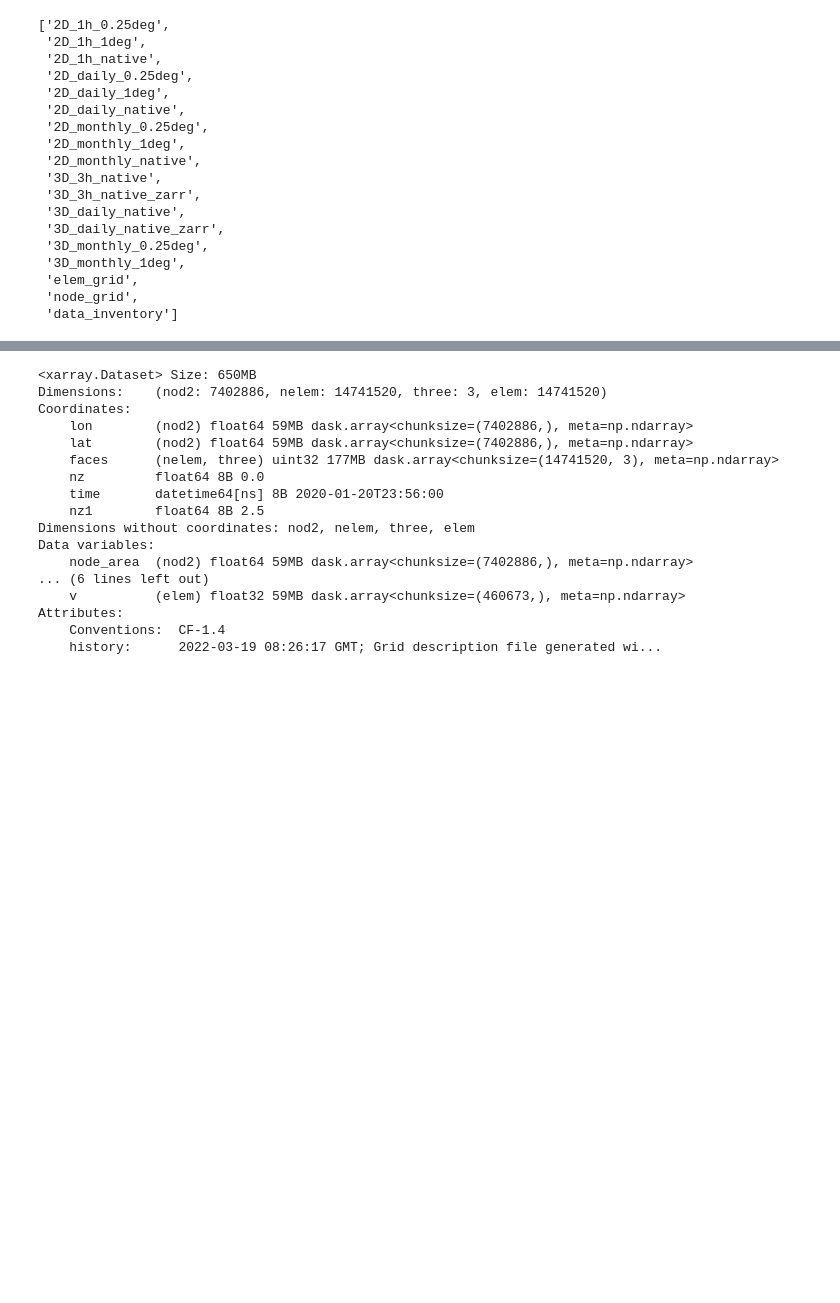
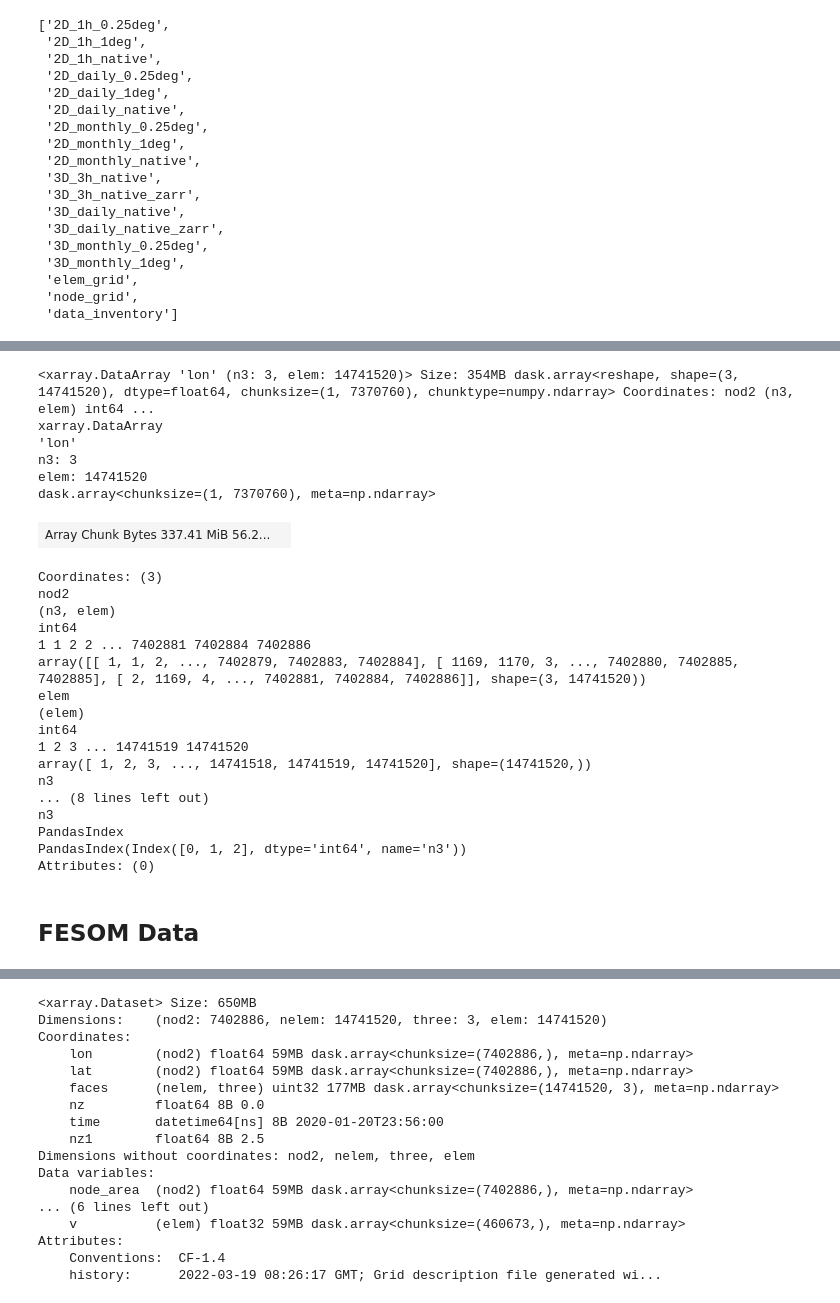
Before and after one commit to danliba/Amazon, a Jupyter notebook: NextGEMS/FESOM_Plume.ipynb, the cells around one changed output, grey strips where cells are left out. Saved outputs shown, nothing was run; the diff lists cells and outputs as text; code cells hidden in the pictures; blank space fills up the shorter version.

```diff
--- a/NextGEMS/FESOM_Plume.ipynb
+++ b/NextGEMS/FESOM_Plume.ipynb
@@ -190,0 +223,32 @@ Attributes:
+# %%
+elem_corner_lons = ds_mesh.lon.sel(nod2=ds_mesh.face_nodes)
+elem_corner_lats = ds_mesh.lat.sel(nod2=ds_mesh.face_nodes)
+
+elem_corner_lons
+# %% [output]
+<xarray.DataArray 'lon' (n3: 3, elem: 14741520)> Size: 354MB dask.array<reshape, shape=(3, 14741520), dtype=float64, chunksize=(1, 7370760), chunktype=numpy.ndarray> Coordinates: nod2 (n3, elem) int64 ...
+xarray.DataArray
+'lon'
+n3: 3
+elem: 14741520
+dask.array<chunksize=(1, 7370760), meta=np.ndarray>
+| Array Chunk Bytes 337.41 MiB 56.2... |  |
+Coordinates: (3)
+nod2
+(n3, elem)
+int64
+1 1 2 2 ... 7402881 7402884 7402886
+array([[ 1, 1, 2, ..., 7402879, 7402883, 7402884], [ 1169, 1170, 3, ..., 7402880, 7402885, 7402885], [ 2, 1169, 4, ..., 7402881, 7402884, 7402886]], shape=(3, 14741520))
+elem
+(elem)
+int64
+1 2 3 ... 14741519 14741520
+array([ 1, 2, 3, ..., 14741518, 14741519, 14741520], shape=(14741520,))
+n3
+... (8 lines left out)
+n3
+PandasIndex
+PandasIndex(Index([0, 1, 2], dtype='int64', name='n3'))
+Attributes: (0)
+# %% [markdown]
+## FESOM Data
```
Also changed, not shown: parts of 25 cells of this notebook.
